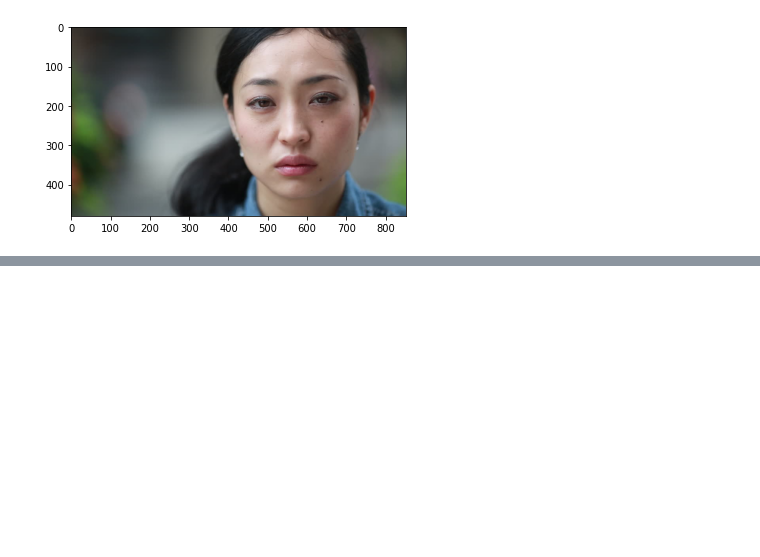
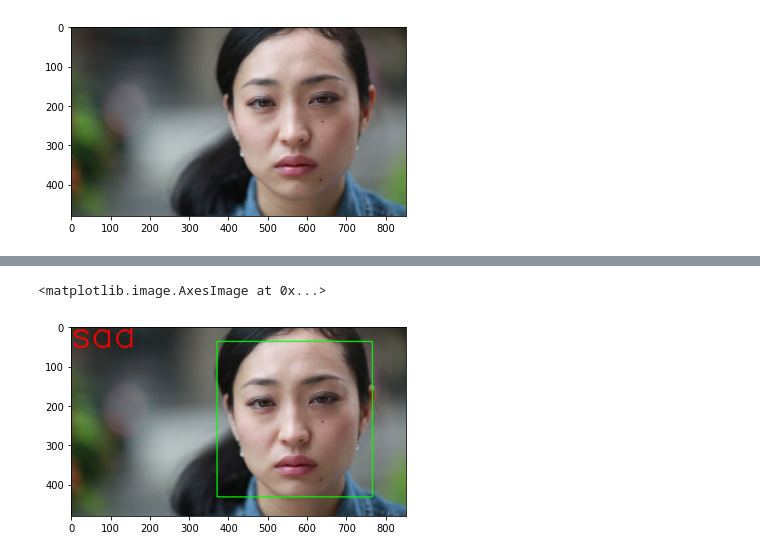
Before and after one commit to anasjy/face-emotion-recognition, a Jupyter notebook: fcr.ipynb, the cells around one changed output, grey strips where cells are left out. Cells and saved outputs as stored; diff of their text form; code cells hidden in the pictures; blank space fills up the shorter version.

```diff
--- a/fcr.ipynb
+++ b/fcr.ipynb
@@ -71,0 +133,5 @@ plt.imshow(cv2.cvtColor(img, cv2.COLOR_BGR2RGB))
+# %%
+plt.imshow(cv2.cvtColor(img, cv2.COLOR_BGR2RGB))
+# %% [output]
+<matplotlib.image.AxesImage at 0x...>
+[figure, added]
```
Also changed, not shown: parts of 15 cells of this notebook.
